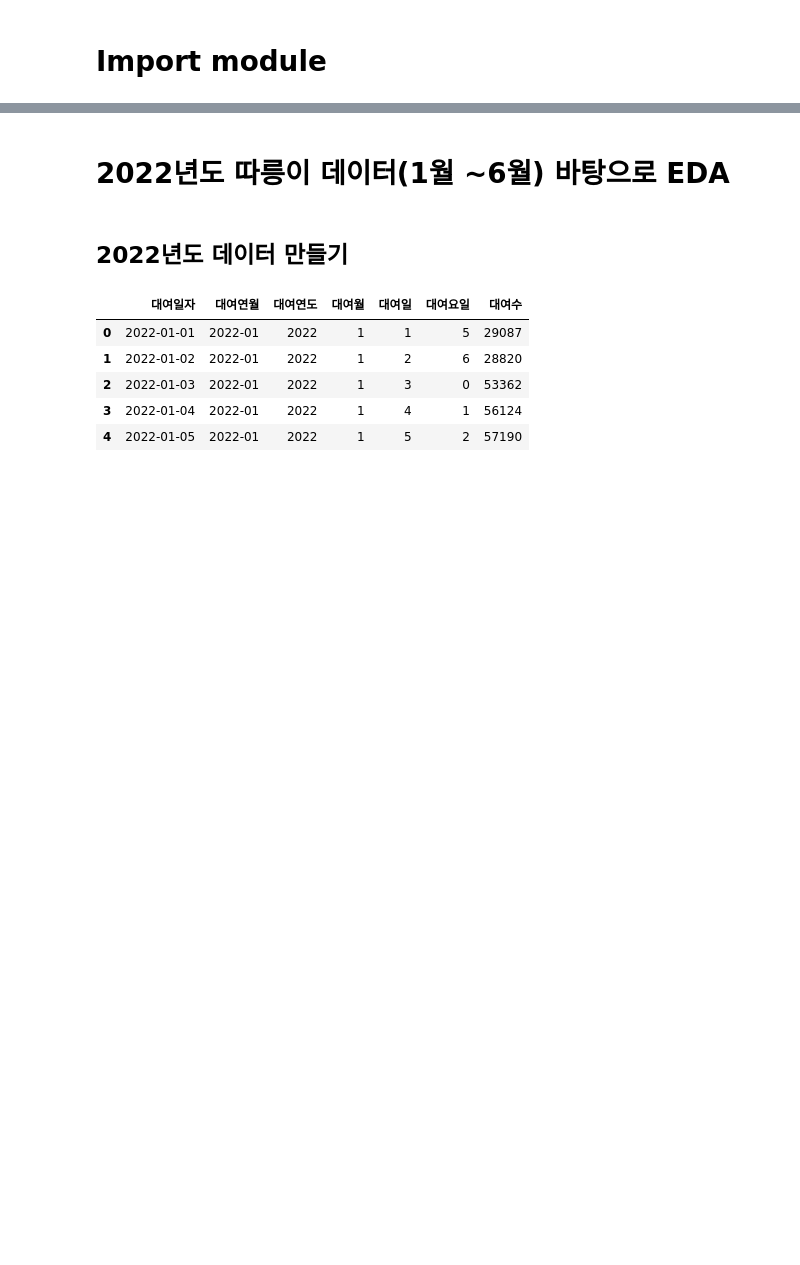
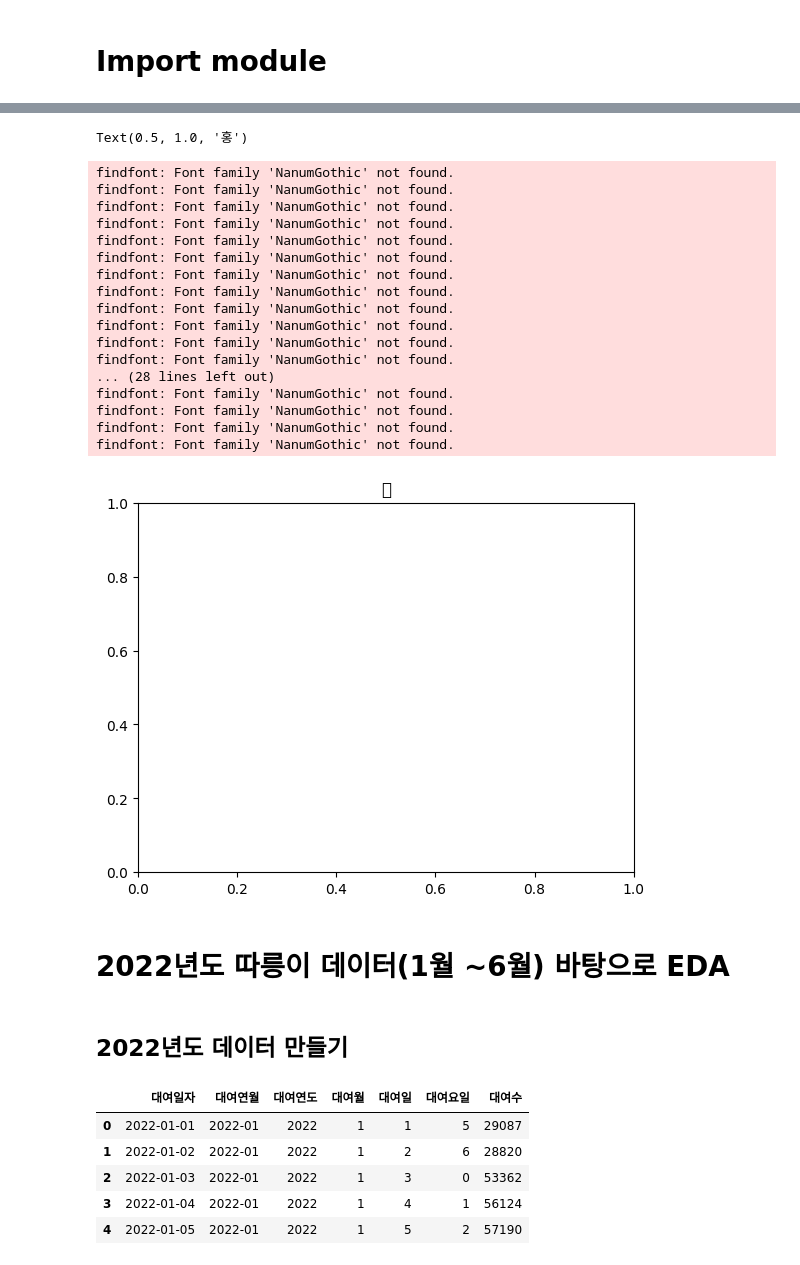
Before and after one commit to dhcryan/ddareung, a Jupyter notebook: main.ipynb, the cells around one changed output, grey strips where cells are left out. Cells and saved outputs as stored; diff of their text form; code cells hidden in the pictures; blank space fills up the shorter version.

```diff
--- a/main.ipynb
+++ b/main.ipynb
@@ -63,6 +87,28 @@ import seaborn as sns
 %matplotlib inline
 from geopy.distance import geodesic
 from plotnine import *
+# %%
+plt.title("홍")
+# %% [output]
+Text(0.5, 1.0, '홍')
+findfont: Font family 'NanumGothic' not found.
+findfont: Font family 'NanumGothic' not found.
+findfont: Font family 'NanumGothic' not found.
+findfont: Font family 'NanumGothic' not found.
+findfont: Font family 'NanumGothic' not found.
+findfont: Font family 'NanumGothic' not found.
+findfont: Font family 'NanumGothic' not found.
+findfont: Font family 'NanumGothic' not found.
+findfont: Font family 'NanumGothic' not found.
+findfont: Font family 'NanumGothic' not found.
+findfont: Font family 'NanumGothic' not found.
+findfont: Font family 'NanumGothic' not found.
+... (28 lines left out)
+findfont: Font family 'NanumGothic' not found.
+findfont: Font family 'NanumGothic' not found.
+findfont: Font family 'NanumGothic' not found.
+findfont: Font family 'NanumGothic' not found.
+[figure, added]
 # %% [markdown]
 # 2022년도 따릉이 데이터(1월 ~6월) 바탕으로 EDA
 # %% [markdown]
```
Also changed, not shown: parts of 7 cells of this notebook, 3 other files.
